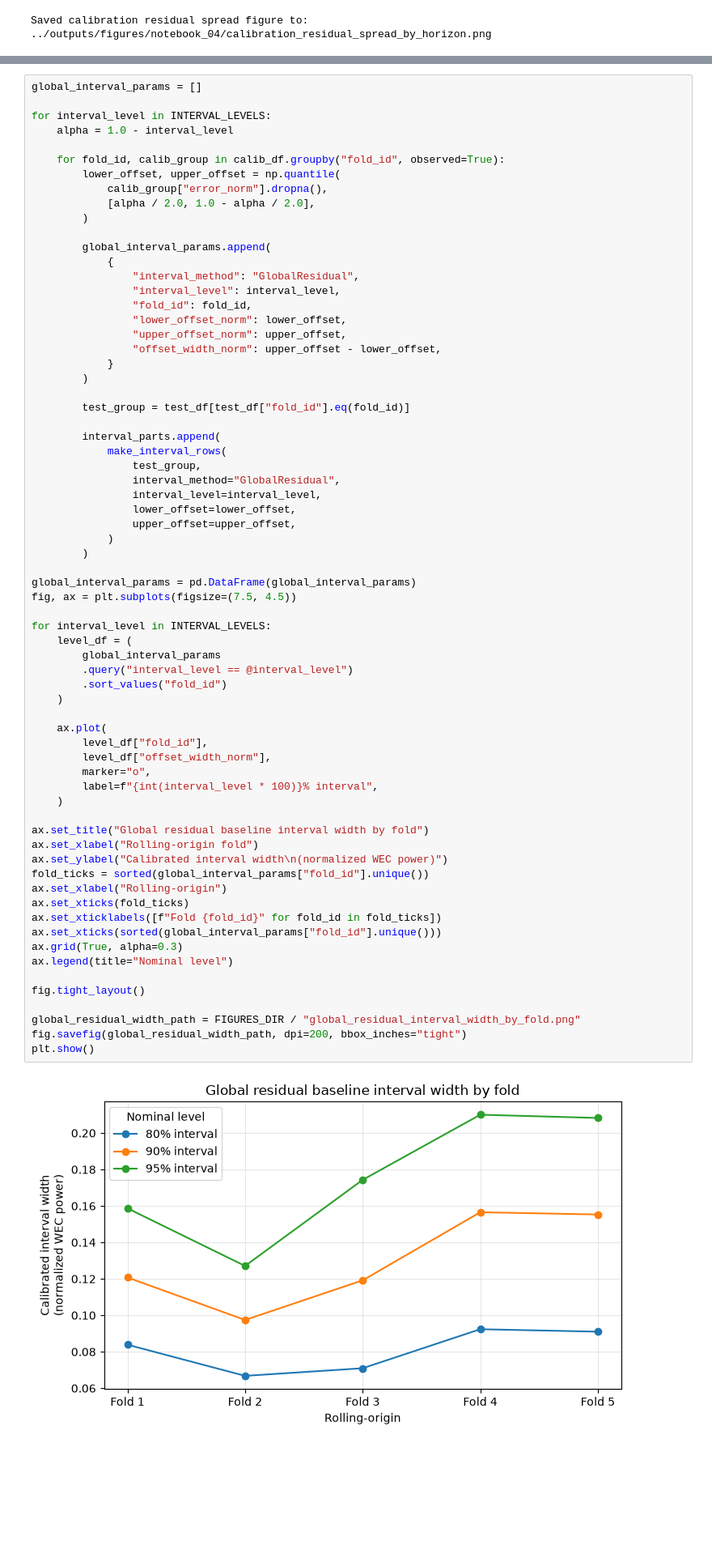
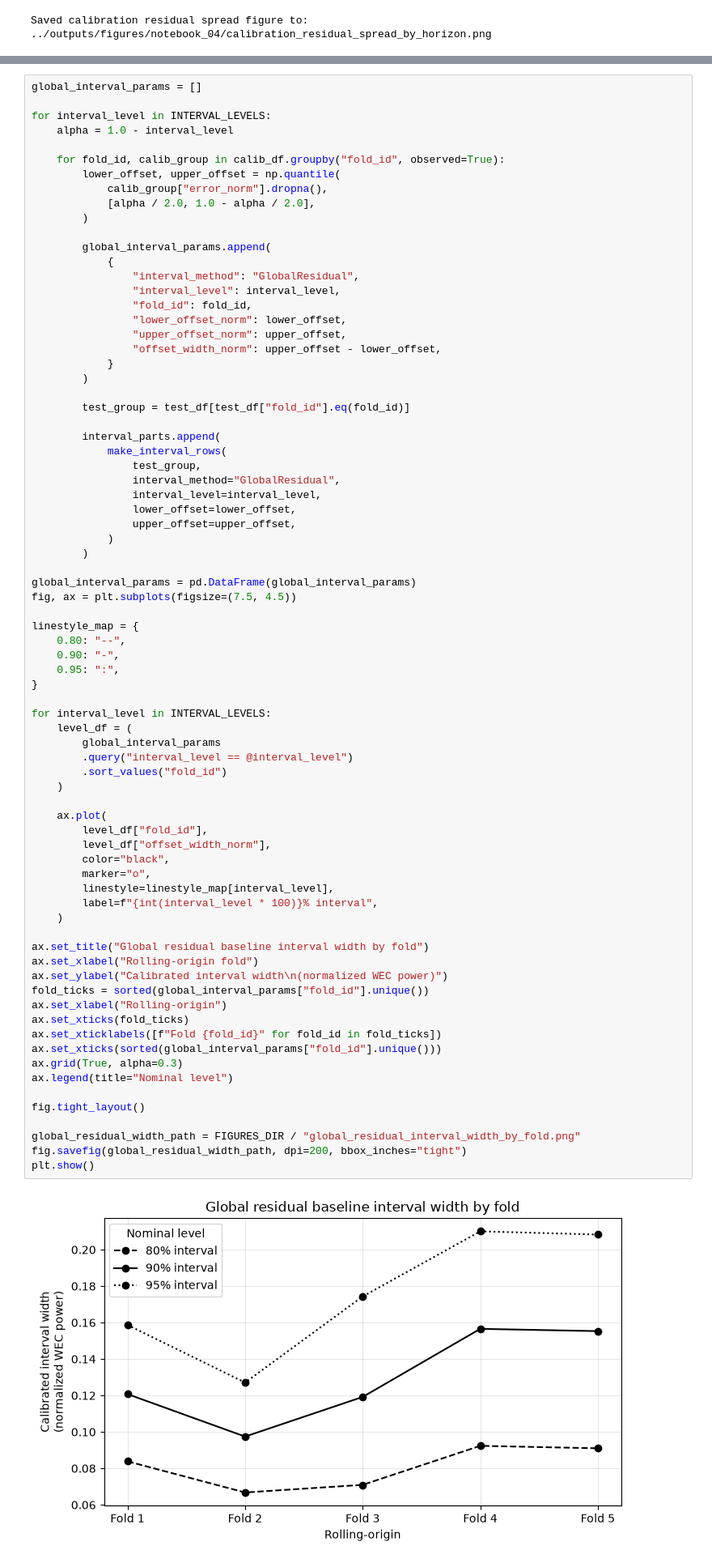
Before and after one commit to ChouaibB/wave-energy-forecasting-storage-ml, a Jupyter notebook: notebooks/04_prediction_intervals_uncertainty.ipynb, the cells around one changed output, grey strips where cells are left out. Shown at 81% size. Cells and saved outputs as stored; diff of their text form; blank space fills up the shorter version.

Commit message:
per model per horizon + updated the global fig. by linetype not color

```diff
--- a/notebooks/04_prediction_intervals_uncertainty.ipynb
+++ b/notebooks/04_prediction_intervals_uncertainty.ipynb
@@ -314,37 +314,45 @@ for interval_level in INTERVAL_LEVELS:
 global_interval_params = pd.DataFrame(global_interval_params)
 fig, ax = plt.subplots(figsize=(7.5, 4.5))
 
+linestyle_map = {
+    0.80: "--",
+    0.90: "-",
+    0.95: ":",
+}
+
 for interval_level in INTERVAL_LEVELS:
     level_df = (
         global_interval_params
         .query("interval_level == @interval_level")
         .sort_values("fold_id")
     )
 
     ax.plot(
         level_df["fold_id"],
         level_df["offset_width_norm"],
+        color="black",
         marker="o",
+        linestyle=linestyle_map[interval_level],
         label=f"{int(interval_level * 100)}% interval",
     )
 
 ax.set_title("Global residual baseline interval width by fold")
 ax.set_xlabel("Rolling-origin fold")
 ax.set_ylabel("Calibrated interval width\n(normalized WEC power)")
 fold_ticks = sorted(global_interval_params["fold_id"].unique())
 ax.set_xlabel("Rolling-origin")
 ax.set_xticks(fold_ticks)
 ax.set_xticklabels([f"Fold {fold_id}" for fold_id in fold_ticks])
 ax.set_xticks(sorted(global_interval_params["fold_id"].unique()))
 ax.grid(True, alpha=0.3)
 ax.legend(title="Nominal level")
 
 fig.tight_layout()
 
 global_residual_width_path = FIGURES_DIR / "global_residual_interval_width_by_fold.png"
 fig.savefig(global_residual_width_path, dpi=200, bbox_inches="tight")
 plt.show()
 # %% [output]
-[figure, old version]
+[figure, new version]
 # %% [markdown]
 The global residual baseline gives wider intervals as the nominal coverage level increases, as expected. The calibrated widths also vary across rolling-origin folds, showing that the residual distribution changes over time. Because this baseline uses one pooled residual rule per fold, it does not yet adapt to the different uncertainty levels observed across forecast horizons or models.
```
Also changed, not shown: parts of 3 cells of this notebook, 2 other files.
